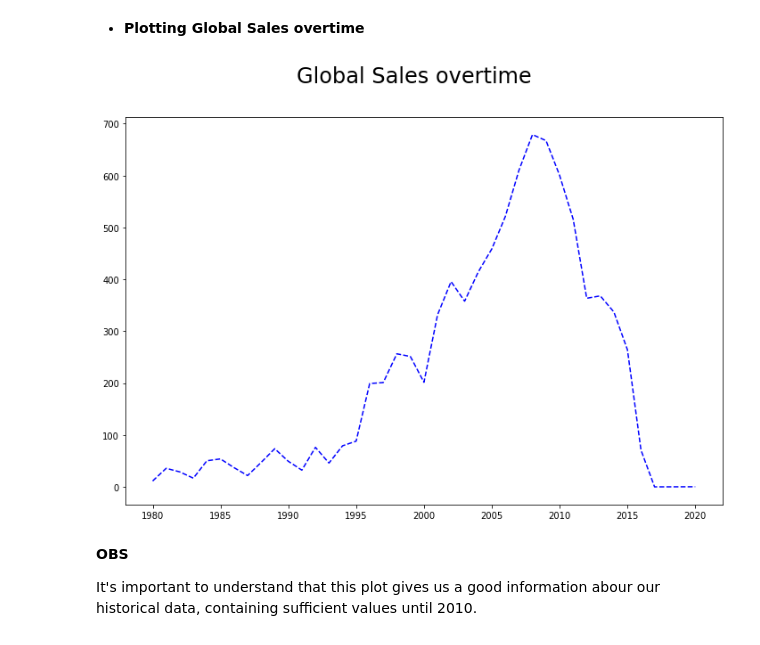
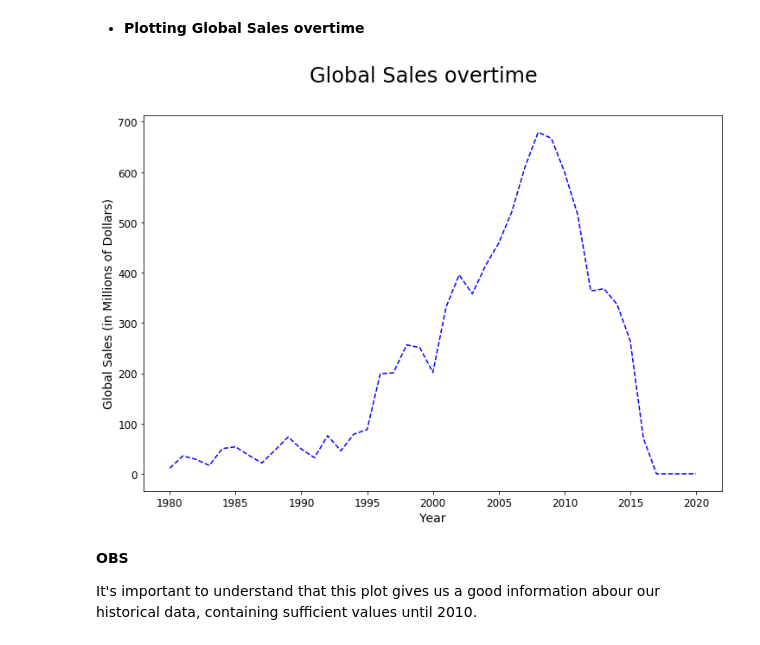
Before and after one commit to MatheusMAssis/Data-Analysis-Game-Sales, a Jupyter notebook: AnalysisNotebook/visualizations.ipynb, the cells around one changed output. Saved outputs shown, nothing was run; the diff lists cells and outputs as text; code cells hidden in the pictures.

```diff
--- a/AnalysisNotebook/visualizations.ipynb
+++ b/AnalysisNotebook/visualizations.ipynb
@@ -65,12 +67,15 @@ df_globalsales_by_year = pd.DataFrame(df_globalsales_by_year.groupby('Year')['Gl
 # %%
 fig, ax = plt.subplots(figsize=(12, 8))
 fig.suptitle("Global Sales overtime", fontsize=24)
 ax.plot(df_globalsales_by_year.Global_Sales, 'b--')
 ax.axis('auto')
 
+plt.tick_params(labelsize=12);
+plt.ylabel("Global Sales (in Millions of Dollars)", fontsize=14)
+plt.xlabel("Year", fontsize=14)
 plt.show()
 # %% [output]
-[figure, old version]
+[figure, new version]
 # %% [markdown]
 **OBS**
 
```
Also changed, not shown: parts of 4 cells of this notebook.
